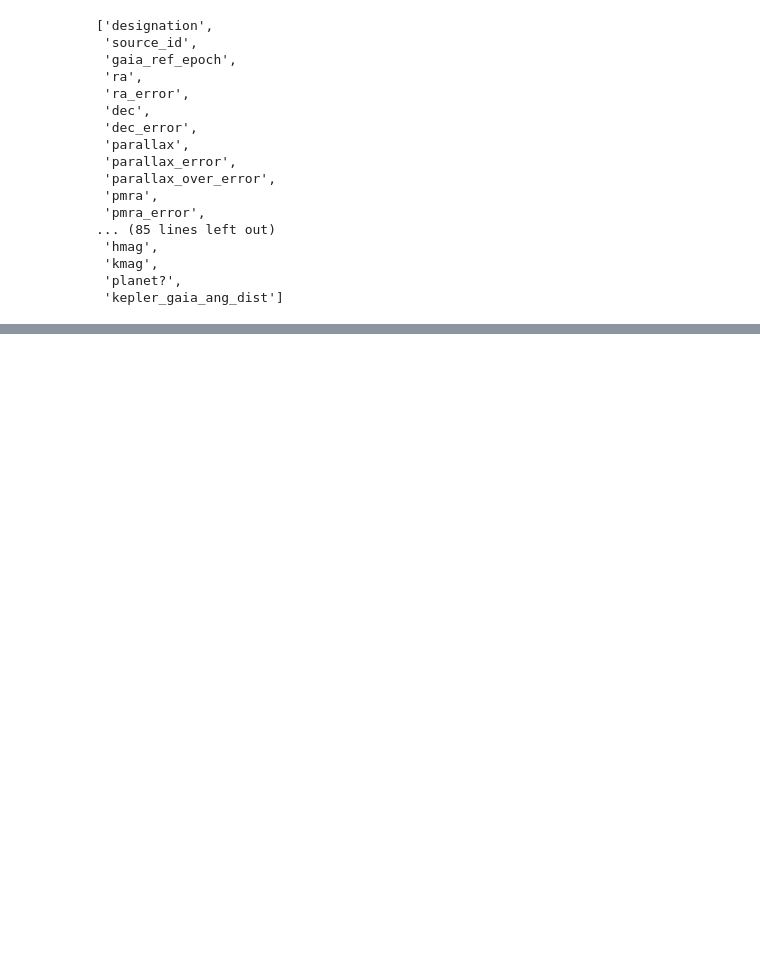
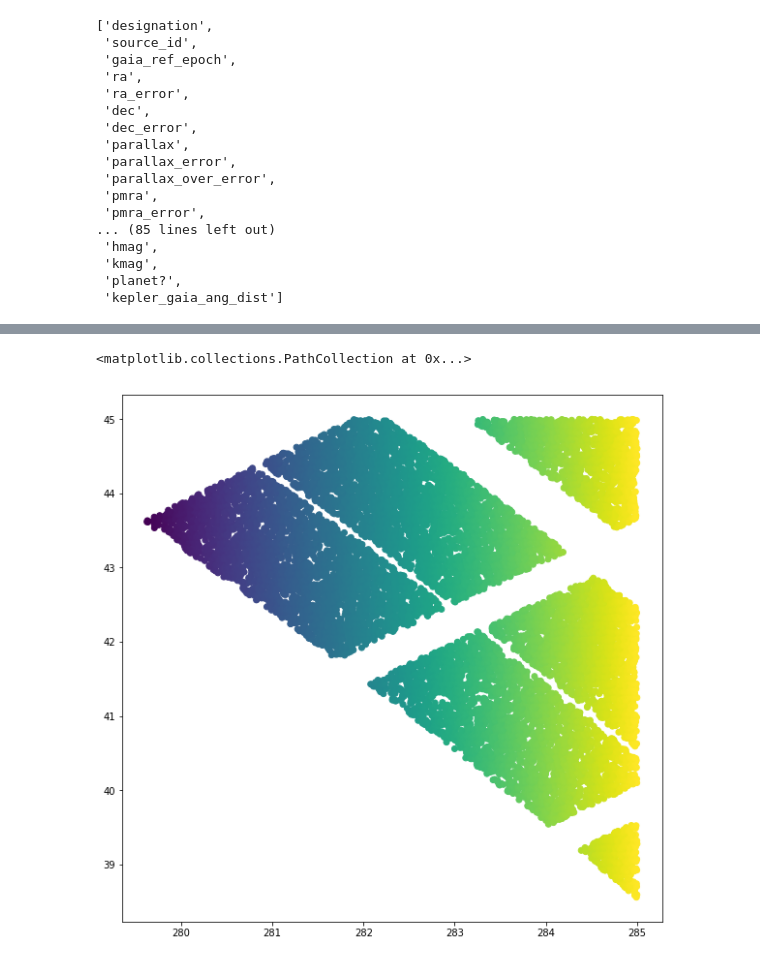
Before and after one commit to ojhall94/barbershop_2.0, a Jupyter notebook: barbershop/Untitled.ipynb, the cells around one changed output, grey strips where cells are left out. Drawn from its saved outputs; the diff is of its cells as text; code cells hidden in the pictures; blank space fills up the shorter version.

```diff
--- a/barbershop/Untitled.ipynb
+++ b/barbershop/Untitled.ipynb
@@ -18,7 +19,7 @@ Loading BokehJS ...
 # %%
 from astropy.table import Table
 def read_kepler(size=1000):
-    data = Table.read('/Users/Oliver/PhD/Gaia_Project/data/KepxDR2/kepler_dr2_1arcsec.fits', format='fits')
+    data = Table.read('/home/andy/Documents/Research/HackDay/kepler_dr2_1arcsec.fits', format='fits')
     kdf = data.to_pandas()
     kdf.rename(columns={'kepid':'KICID'},inplace=True)
     if size == 'all':
@@ -71,0 +170,9 @@ show(fig)
+# %%
+fig = plt.figure(figsize=(10, 10))
+
+
+ax = plt.subplot()
+plt.scatter(df.ra, df.dec, c=df.ra)
+# %% [output]
+<matplotlib.collections.PathCollection at 0x...>
+[figure, added]
```
Also changed, not shown: parts of 19 cells of this notebook.
